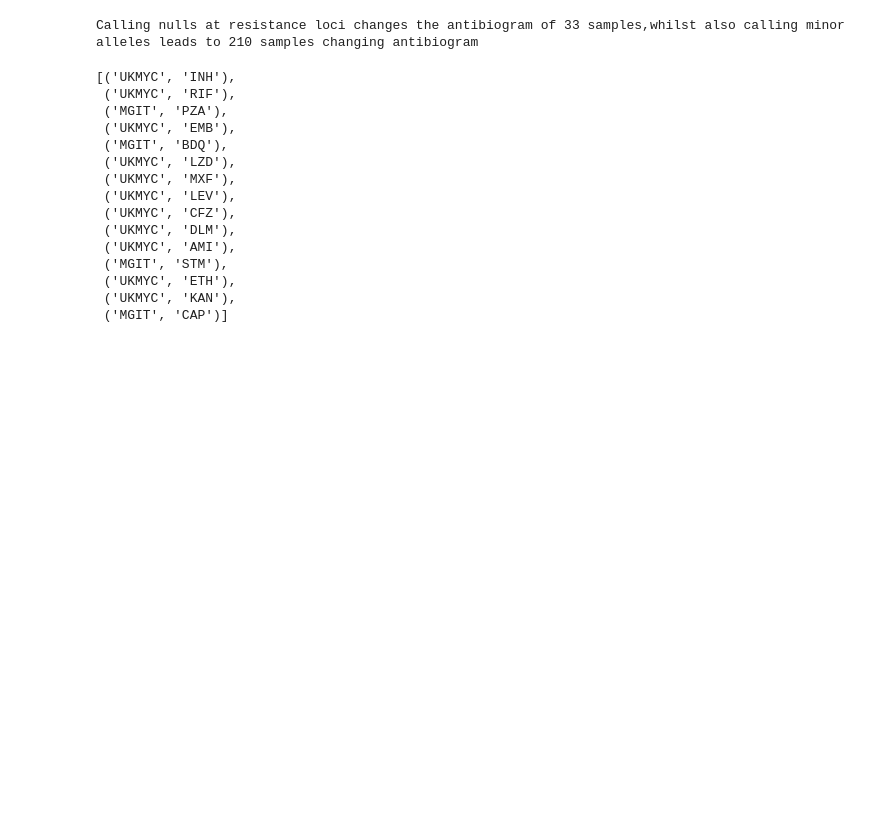
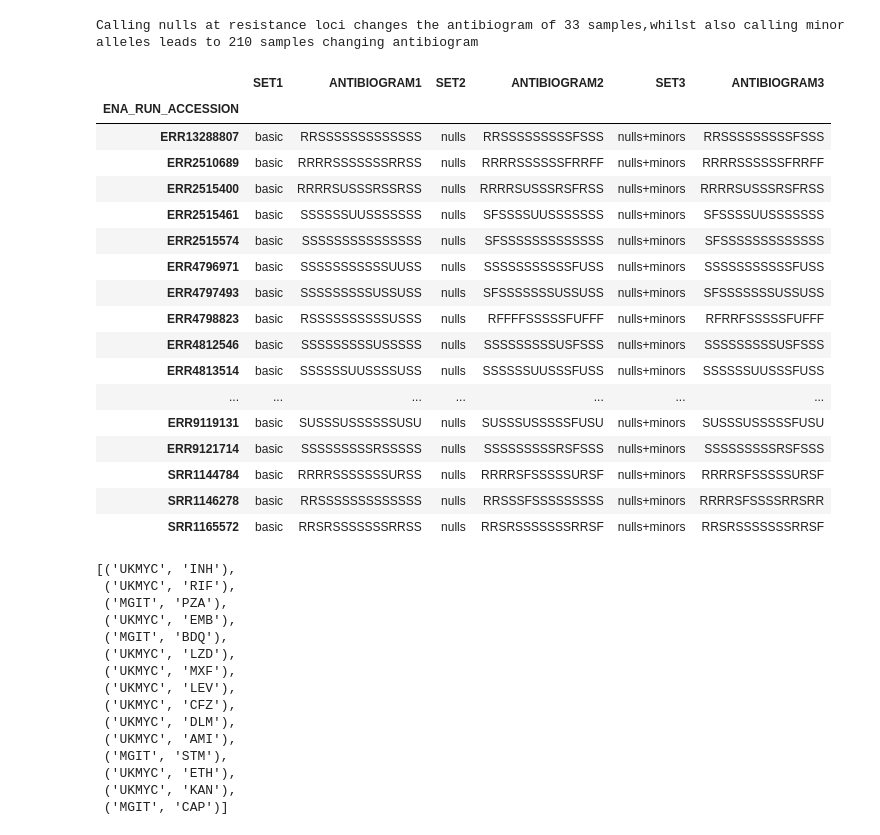
Before and after one commit to fowler-lab/validate-myco-amr, a Jupyter notebook: create-results-table.ipynb, the cells around one changed output. Saved outputs shown, nothing was run; the diff lists cells and outputs as text; code cells hidden in the pictures; blank space fills up the shorter version.

```diff
--- a/create-results-table.ipynb
+++ b/create-results-table.ipynb
@@ -242,6 +242,27 @@ print(f"Calling nulls at resistance loci changes the antibiogram of {(ANTIBIOGRA
 whilst also calling minor alleles leads to {(ANTIBIOGRAMS.ANTIBIOGRAM2!=ANTIBIOGRAMS.ANTIBIOGRAM3).sum()} samples changing antibiogram")
 # %% [output]
 Calling nulls at resistance loci changes the antibiogram of 33 samples,whilst also calling minor alleles leads to 210 samples changing antibiogram
+# %%
+ANTIBIOGRAMS[ANTIBIOGRAMS.ANTIBIOGRAM1!=ANTIBIOGRAMS.ANTIBIOGRAM2]
+# %% [output]
+|  | SET1 | ANTIBIOGRAM1 | SET2 | ANTIBIOGRAM2 | SET3 | ANTIBIOGRAM3 |
+| ENA_RUN_ACCESSION |  |  |  |  |  |  |
+| ERR13288807 | basic | RRSSSSSSSSSSSSS | nulls | RRSSSSSSSSSFSSS | nulls+minors | RRSSSSSSSSSFSSS |
+| ERR2510689 | basic | RRRRSSSSSSSRRSS | nulls | RRRRSSSSSSFRRFF | nulls+minors | RRRRSSSSSSFRRFF |
+| ERR2515400 | basic | RRRRSUSSSRSSRSS | nulls | RRRRSUSSSRSFRSS | nulls+minors | RRRRSUSSSRSFRSS |
+| ERR2515461 | basic | SSSSSSUUSSSSSSS | nulls | SFSSSSUUSSSSSSS | nulls+minors | SFSSSSUUSSSSSSS |
+| ERR2515574 | basic | SSSSSSSSSSSSSSS | nulls | SFSSSSSSSSSSSSS | nulls+minors | SFSSSSSSSSSSSSS |
+| ERR4796971 | basic | SSSSSSSSSSSUUSS | nulls | SSSSSSSSSSSFUSS | nulls+minors | SSSSSSSSSSSFUSS |
+| ERR4797493 | basic | SSSSSSSSSUSSUSS | nulls | SFSSSSSSSUSSUSS | nulls+minors | SFSSSSSSSUSSUSS |
+| ERR4798823 | basic | RSSSSSSSSSSUSSS | nulls | RFFFFSSSSSFUFFF | nulls+minors | RFRRFSSSSSFUFFF |
+| ERR4812546 | basic | SSSSSSSSSUSSSSS | nulls | SSSSSSSSSUSFSSS | nulls+minors | SSSSSSSSSUSFSSS |
+| ERR4813514 | basic | SSSSSSUUSSSSUSS | nulls | SSSSSSUUSSSFUSS | nulls+minors | SSSSSSUUSSSFUSS |
+| ... | ... | ... | ... | ... | ... | ... |
+| ERR9119131 | basic | SUSSSUSSSSSSUSU | nulls | SUSSSUSSSSSFUSU | nulls+minors | SUSSSUSSSSSFUSU |
+| ERR9121714 | basic | SSSSSSSSSRSSSSS | nulls | SSSSSSSSSRSFSSS | nulls+minors | SSSSSSSSSRSFSSS |
+| SRR1144784 | basic | RRRRSSSSSSSURSS | nulls | RRRRSFSSSSSURSF | nulls+minors | RRRRSFSSSSSURSF |
+| SRR1146278 | basic | RRSSSSSSSSSSSSS | nulls | RRSSSFSSSSSSSSS | nulls+minors | RRRRSFSSSSRRSRR |
+| SRR1165572 | basic | RRSRSSSSSSSRRSS | nulls | RRSRSSSSSSSRRSF | nulls+minors | RRSRSSSSSSSRRSF |
 # %%
 results_drug_order = pandas.read_csv('dat/drugs/results_drugs.csv')
 results_drug_order.set_index(['pDST method', 'drug'], inplace=True)
```
Also changed, not shown: parts of 4 cells of this notebook, 4 other files.
